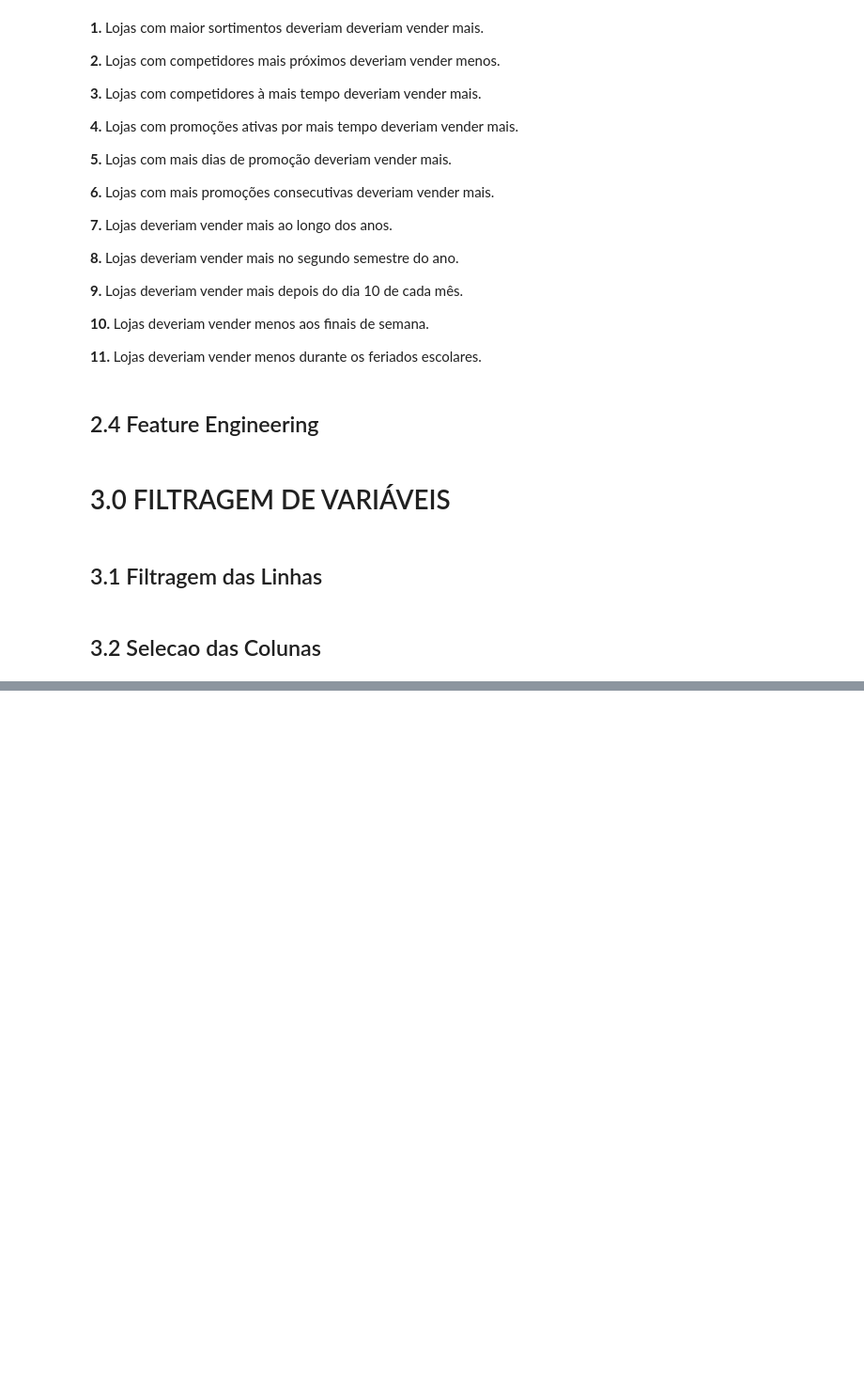
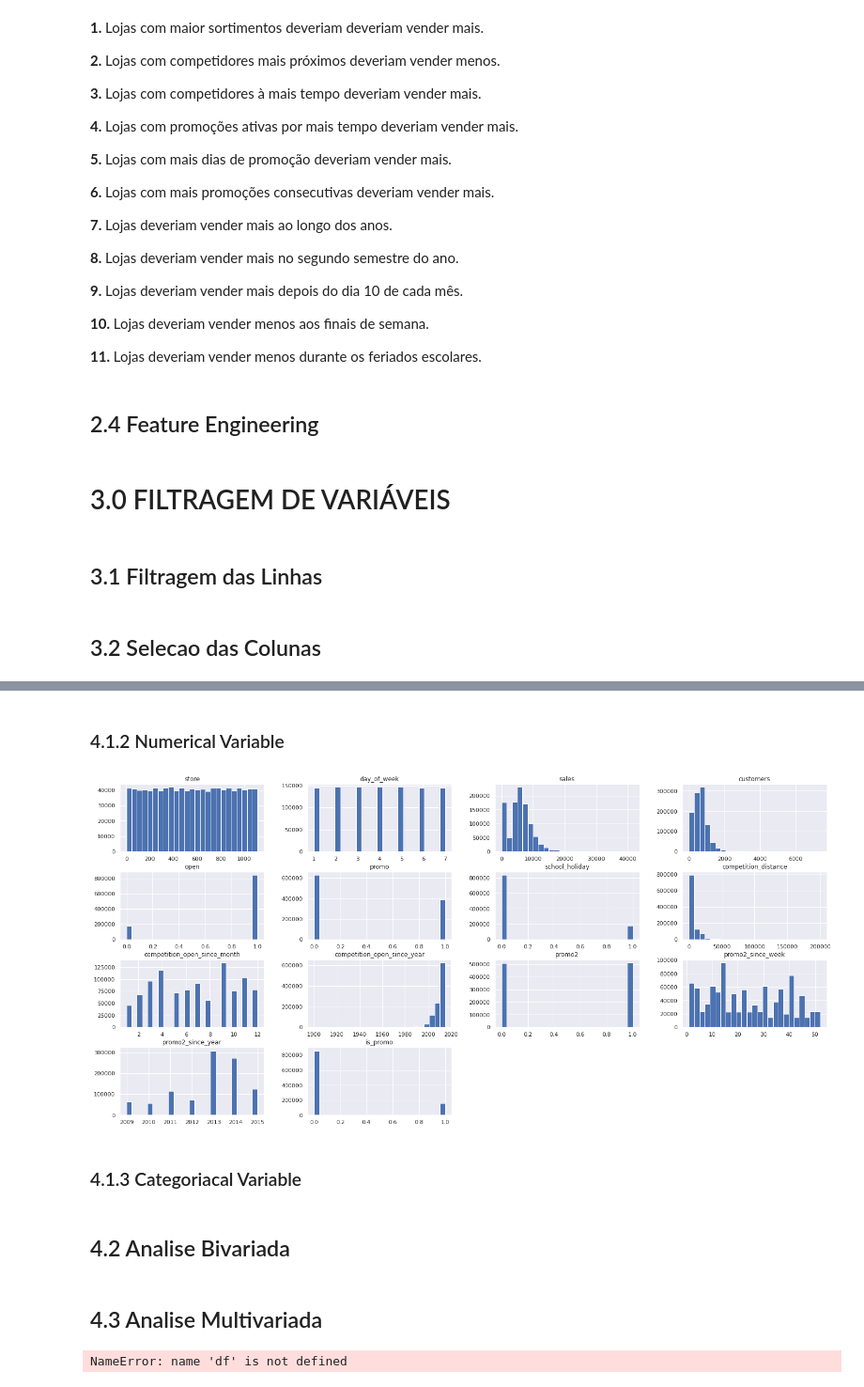
Before and after one commit to zedaoxd/aprendizados_data_science, a Jupyter notebook: exemples/store_sales_prediction.ipynb, the cells around one changed output, grey strips where cells are left out. Shown at 94% size. Saved outputs shown, nothing was run; the diff lists cells and outputs as text; code cells hidden in the pictures; blank space fills up the shorter version.

```diff
--- a/exemples/store_sales_prediction.ipynb
+++ b/exemples/store_sales_prediction.ipynb
@@ -344,0 +388,8 @@ df3 = df3.drop(cols_drop, axis=1)
+# %% [markdown]
+### 4.1.2 Numerical Variable
+# %%
+num_attributes.hist( bins=25 );
+# %% [output]
+[figure, added]
+# %% [markdown]
+### 4.1.3 Categoriacal Variable
@@ -344,0 +425,8 @@ df3 = df3.drop(cols_drop, axis=1)
+# %% [markdown]
+## 4.2 Analise Bivariada
+# %% [markdown]
+## 4.3 Analise Multivariada
+# %%
+df[qdqeqwe]
+# %% [output]
+NameError: name 'df' is not defined
```
Also changed, not shown: parts of 9 cells of this notebook.
